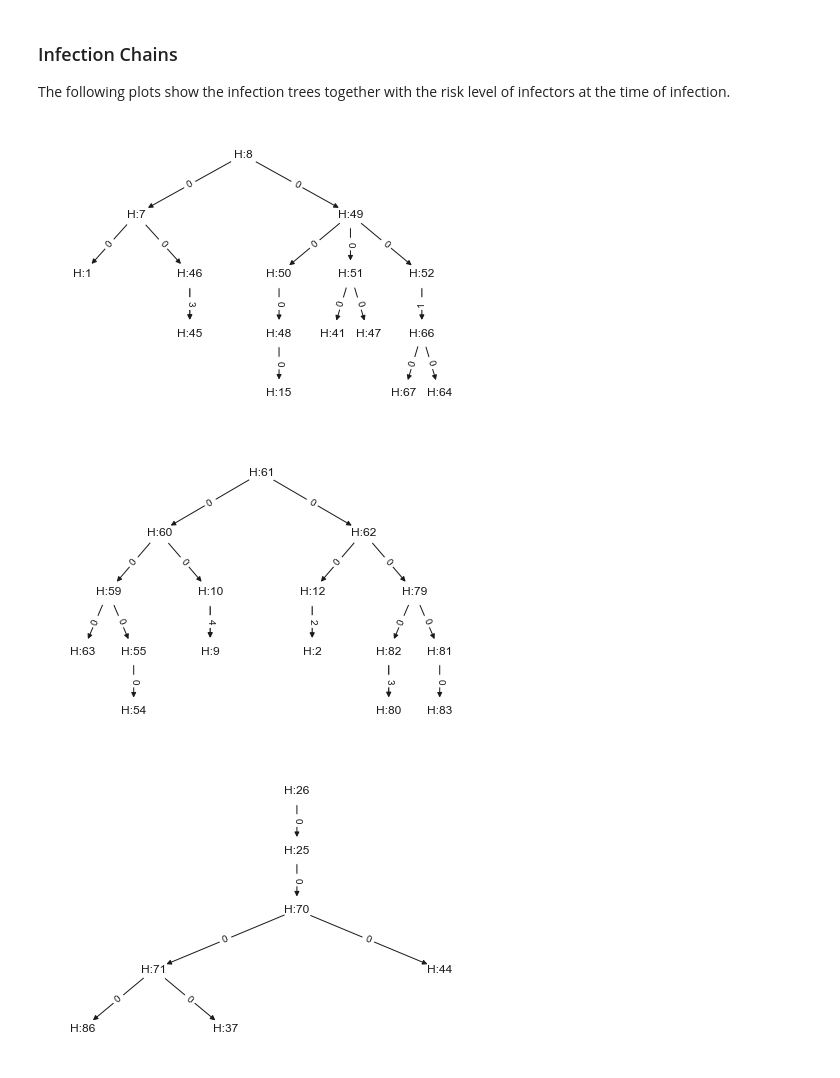
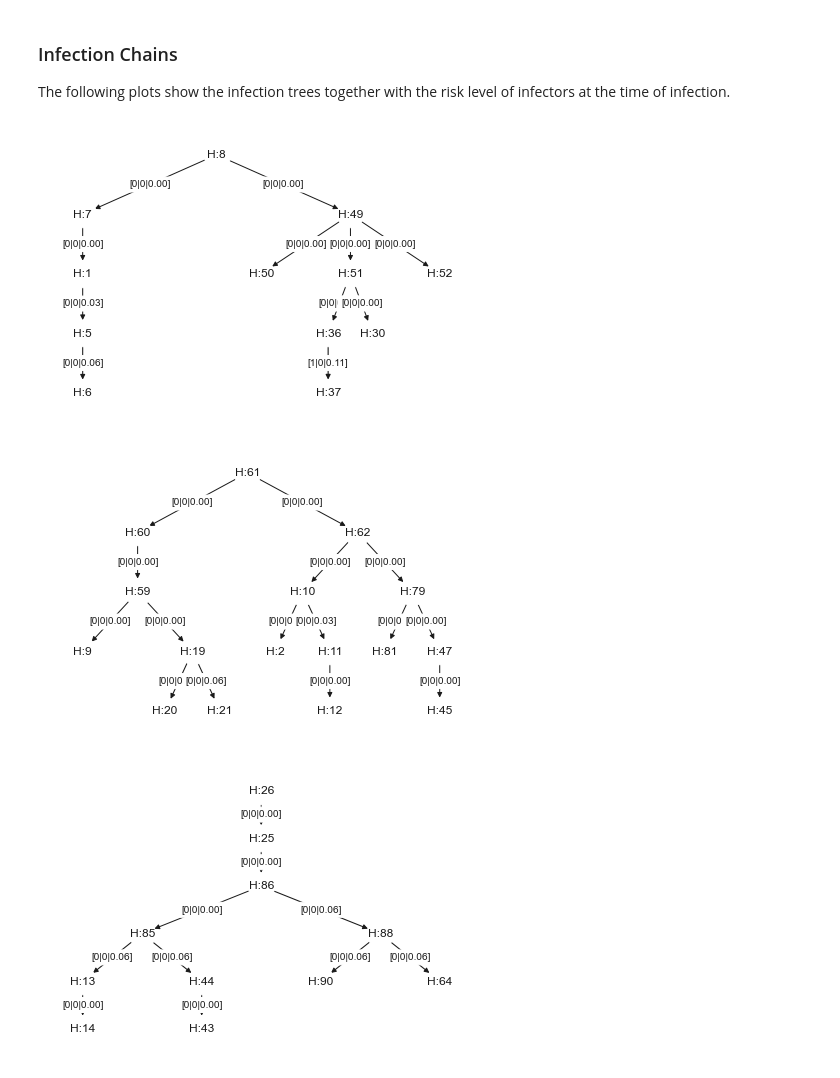
Before and after one commit to mila-iqia/COVI-AgentSim, a Jupyter notebook: notebooks/analysis.ipynb, the cells around one changed output. Drawn from its saved outputs; the diff is of its cells as text; code cells hidden in the pictures.

```diff
--- a/notebooks/analysis.ipynb
+++ b/notebooks/analysis.ipynb
@@ -20,7 +20,7 @@ import utils
 ## Data Logistics
 # %%
 data_config = Dict()
-data_config.root_dir = "../src/covid19sim/output/sim_v2_people-100_days-20_init-0.05_seed-0_20200504-114211/"
+data_config.root_dir = "../src/covid19sim/output/sim_v2_people-100_days-20_init-0.05_seed-0_20200505-115405/"
 # %%
 def load_logs(config=None):
     config = config or data_config
@@ -73,6 +73,9 @@ def make_encounter_graph(encounter_logs=None):
         human2_state.got_exposed = encounter_log["payload"]["unobserved"]["human2"]["got_exposed"]
         human1_state.caused_exposure = encounter_log["payload"]["unobserved"]["human1"]["exposed_other"]
         human2_state.caused_exposure = encounter_log["payload"]["unobserved"]["human2"]["exposed_other"]
+        # Health and symptoms
+        human1_state.is_infected = encounter_log["payload"]["unobserved"]["human1"]["symptoms"]
+        human2_state.is_infected = encounter_log["payload"]["unobserved"]["human2"]["symptoms"]
         # Risk
         human1_state.risk = encounter_log["payload"]["unobserved"]["human1"]["risk"]
         human2_state.risk = encounter_log["payload"]["unobserved"]["human2"]["risk"]
@@ -167,6 +170,10 @@ def is_not_infected(human1_state, human2_state):
 def is_contagion(time, human1_state, human2_state):
     return human2_state["got_exposed"]
 
+def is_contagion_without_symptoms(time, human1_state, human2_state):
+    return (is_contagion(time, human1_state, human2_state) and
+            len(human1_state["symptoms"]) == 0)
+
 # Collating
 def keep_most_recent(edge_spec):
     most_recent_date = max(list(edge_spec.keys()))
@@ -181,4 +188,4 @@ INTERVAL_START = datetime(2020, 2, 28)
 INTERVAL_STOP = datetime(2020, 3, 20)
 eg_at_interval = filter_encounter_graph(encounter_graph, INTERVAL_START, INTERVAL_STOP)
 # %%
-contagion_graph = filter_edges(eg_at_interval, is_contagion)
+contagion_graph = filter_edges(eg_at_interval, is_contagion_without_symptoms)
@@ -222,18 +235,20 @@ contagion_subgraphs = [contagion_digraph.subgraph(sg)
 # %%
 for k in range(len(contagion_subgraphs)):
     pos = utils.hierarchy_pos(contagion_subgraphs[k])
     width = [contagion_subgraphs[k][u][v]["exposer_risk"] + 1
              for u, v in contagion_subgraphs[k].edges]
-    edge_labels = {(u, v): "{}".format(contagion_subgraphs[k][u][v]["exposer_risk_level"])
+    edge_labels = {(u, v): "[{}|{}|{:.2f}]".format(contagion_subgraphs[k][u][v]["exposer_risk_level"],
+                                                     contagion_subgraphs[k][u][v]["exposer_rec_level"],
+                                                     contagion_subgraphs[k][u][v]["exposer_risk"],)
                    for u, v in contagion_subgraphs[k].edges}
     nx.draw(contagion_subgraphs[k],
             pos=pos,
             labels={node: "H:" + node.split(":")[-1] for node in contagion_subgraphs[k].nodes},
             with_labels=True, node_size=700, node_color="w",
             width=width)
-    nx.draw_networkx_edge_labels(contagion_subgraphs[k], pos, edge_labels)
+    nx.draw_networkx_edge_labels(contagion_subgraphs[k], pos, edge_labels, rotate=False)
     plt.show()
 # %% [output]
-[figure, old version]
+[figure, new version]
-[figure, old version]
+[figure, new version]
-[figure, old version]
+[figure, new version]
```
Also changed, not shown: parts of 4 cells of this notebook.
